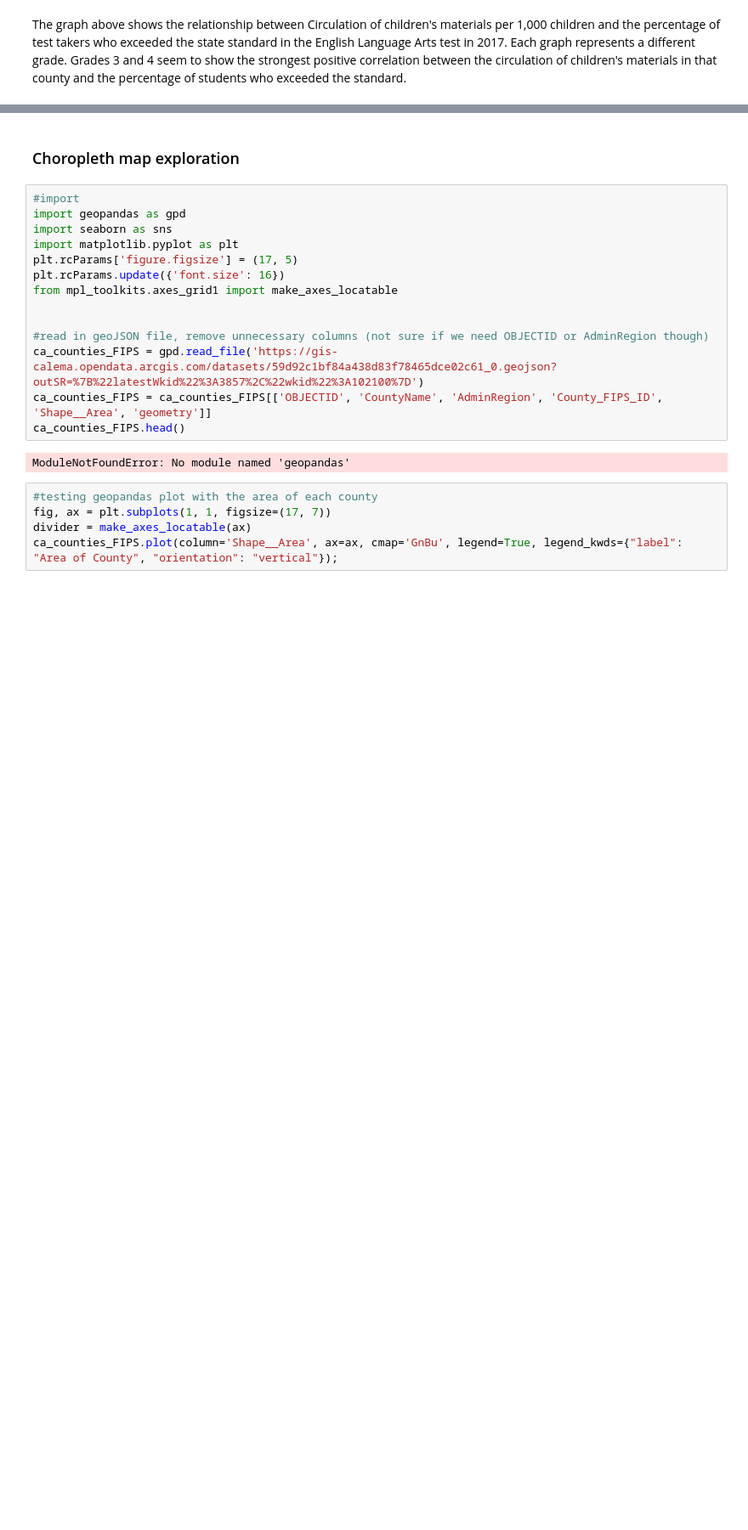
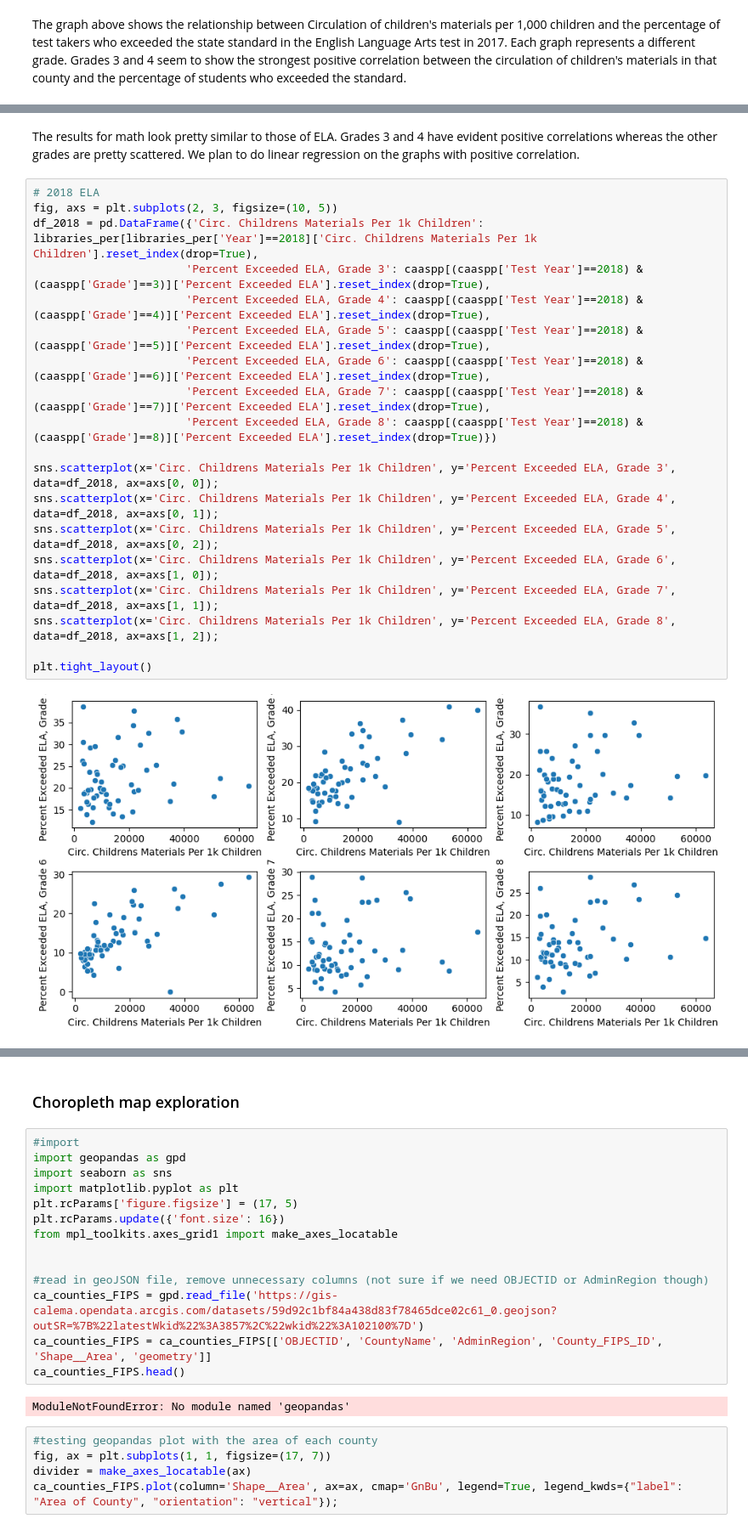
Before and after one commit to KaitlynChou/COGS-108-Project, a Jupyter notebook: EDACheckpoint_Group057_WI24.ipynb, the cells around one changed output, grey strips where cells are left out. Shown at 85% size. Cells and saved outputs as stored; diff of their text form; blank space fills up the shorter version.

```diff
--- a/EDACheckpoint_Group057_WI24.ipynb
+++ b/EDACheckpoint_Group057_WI24.ipynb
@@ -538,0 +535,23 @@ Testing for negative correlation:
+# %% [markdown]
+The results for math look pretty similar to those of ELA. Grades 3 and 4 have evident positive correlations whereas the other grades are pretty scattered. We plan to do linear regression on the graphs with positive correlation.
+# %%
+# 2018 ELA
+fig, axs = plt.subplots(2, 3, figsize=(10, 5))
+df_2018 = pd.DataFrame({'Circ. Childrens Materials Per 1k Children': libraries_per[libraries_per['Year']==2018]['Circ. Childrens Materials Per 1k Children'].reset_index(drop=True),
+                       'Percent Exceeded ELA, Grade 3': caaspp[(caaspp['Test Year']==2018) & (caaspp['Grade']==3)]['Percent Exceeded ELA'].reset_index(drop=True),
+                       'Percent Exceeded ELA, Grade 4': caaspp[(caaspp['Test Year']==2018) & (caaspp['Grade']==4)]['Percent Exceeded ELA'].reset_index(drop=True),
+                       'Percent Exceeded ELA, Grade 5': caaspp[(caaspp['Test Year']==2018) & (caaspp['Grade']==5)]['Percent Exceeded ELA'].reset_index(drop=True),
+                       'Percent Exceeded ELA, Grade 6': caaspp[(caaspp['Test Year']==2018) & (caaspp['Grade']==6)]['Percent Exceeded ELA'].reset_index(drop=True),
+                       'Percent Exceeded ELA, Grade 7': caaspp[(caaspp['Test Year']==2018) & (caaspp['Grade']==7)]['Percent Exceeded ELA'].reset_index(drop=True),
+                       'Percent Exceeded ELA, Grade 8': caaspp[(caaspp['Test Year']==2018) & (caaspp['Grade']==8)]['Percent Exceeded ELA'].reset_index(drop=True)})
+
+sns.scatterplot(x='Circ. Childrens Materials Per 1k Children', y='Percent Exceeded ELA, Grade 3', data=df_2018, ax=axs[0, 0]);
+sns.scatterplot(x='Circ. Childrens Materials Per 1k Children', y='Percent Exceeded ELA, Grade 4', data=df_2018, ax=axs[0, 1]);
+sns.scatterplot(x='Circ. Childrens Materials Per 1k Children', y='Percent Exceeded ELA, Grade 5', data=df_2018, ax=axs[0, 2]);
+sns.scatterplot(x='Circ. Childrens Materials Per 1k Children', y='Percent Exceeded ELA, Grade 6', data=df_2018, ax=axs[1, 0]);
+sns.scatterplot(x='Circ. Childrens Materials Per 1k Children', y='Percent Exceeded ELA, Grade 7', data=df_2018, ax=axs[1, 1]);
+sns.scatterplot(x='Circ. Childrens Materials Per 1k Children', y='Percent Exceeded ELA, Grade 8', data=df_2018, ax=axs[1, 2]);
+
+plt.tight_layout()
+# %% [output]
+[figure, added]
```
Also changed, not shown: parts of 12 cells of this notebook, 1 other file.
